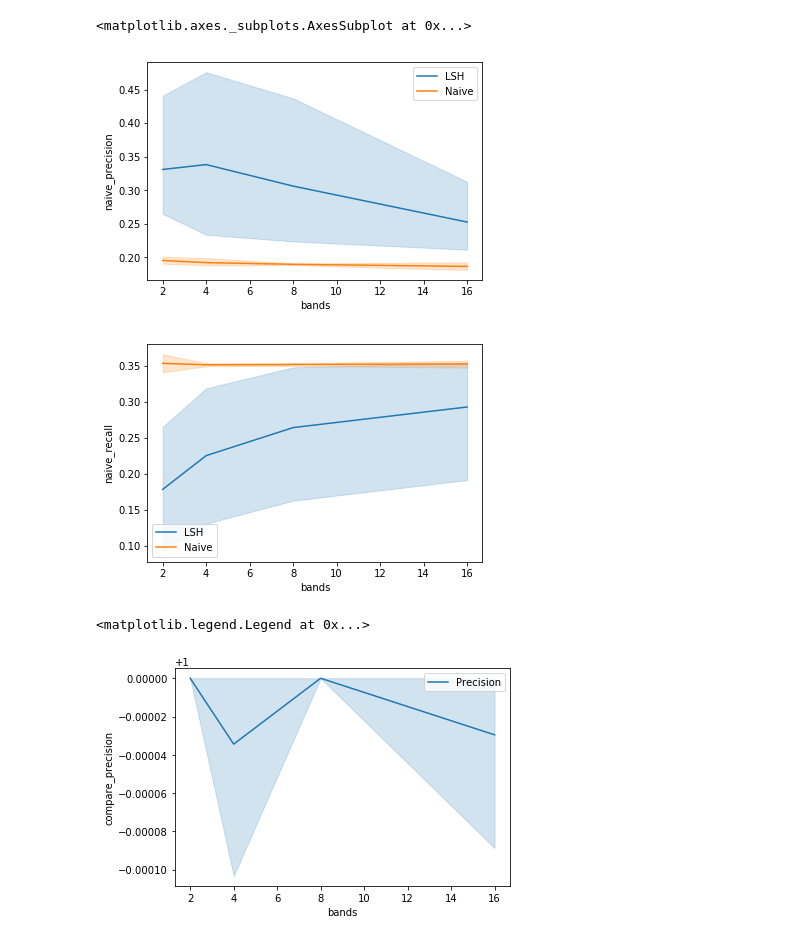
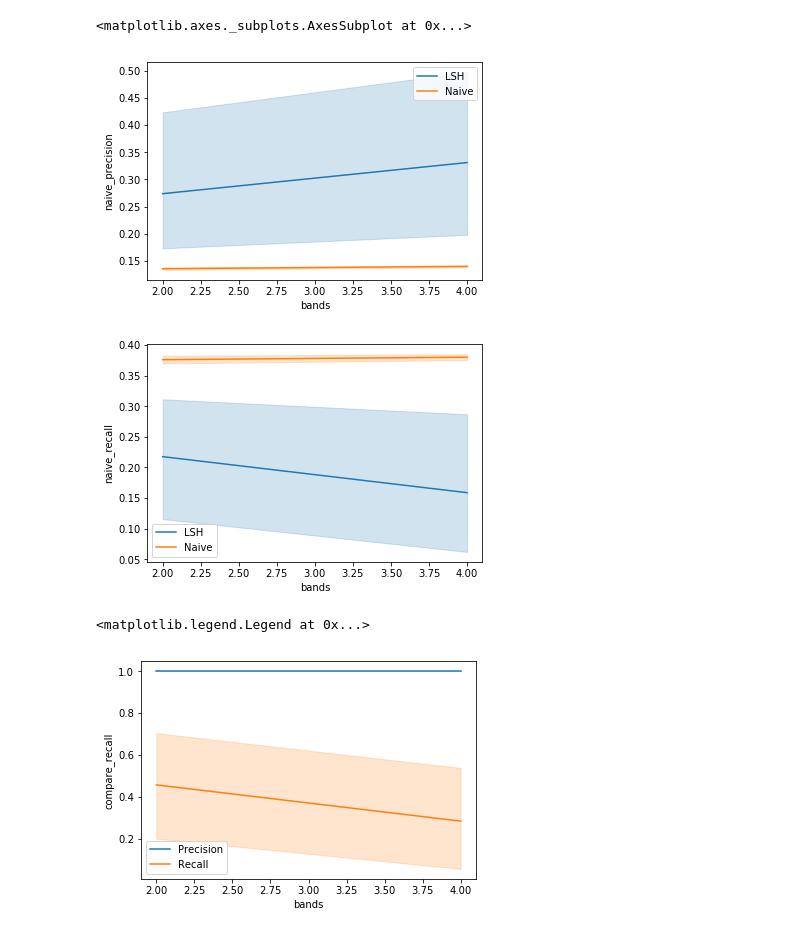
Before and after one commit to PaulUrsulean/LSGM, a Jupyter notebook: graph/notebooks/grid_search_eval.ipynb, the cells around one changed output. Cells and saved outputs as stored; diff of their text form; code cells hidden in the pictures.

Commit message:
Uploaded updated notebooks with more plots

```diff
--- a/graph/notebooks/grid_search_eval.ipynb
+++ b/graph/notebooks/grid_search_eval.ipynb
@@ -12,10 +12,19 @@ from pathlib import Path
 %matplotlib inline
 # %%
 RESULTS_DIR_PATH = Path("/nfs/homedirs/grafberg/pycharm_project4/graph/results/")
-RESULTS_DATE_FOLDER = Path("2019-07-09_16-24-05")
-METRICS = ['test_auc', 'test_ap', 'naive_precision',
-           'naive_recall', 'lsh_precision',
-           'lsh_recall', 'compare_precision', 'compare_recall']
+RESULTS_DATE_FOLDER = Path("2019-07-09_23-20-37")
+METRICS = ['test_auc',
+'test_ap',
+'naive_precision',
+'naive_recall',
+'naive_time',
+'naive_size',
+'lsh_precision',
+'lsh_recall',
+'lsh_time',
+'lsh_size',
+'compare_precision',
+'compare_recall']
 # %%
 def parse_filename(filename: str):
     """
@@ -120,13 +130,13 @@ sns.lineplot(x='bands', y='lsh_recall', data=df, label='LSH')
 sns.lineplot(x='bands', y='naive_recall', data=df, label='Naive')
 # %% [output]
 <matplotlib.axes._subplots.AxesSubplot at 0x...>
-[figure, old version]
+[figure, new version]
-[figure, old version]
+[figure, new version]
 # %%
-# Plot influence of number of rows on precision/ recall of naive matrix
+# Plot influence of number of bands on precision/ recall of naive matrix
 sns.lineplot(x='bands', y='compare_precision', data=df, label='Precision')
-#sns.lineplot(x='bands', y='compare_recall', data=df, label='Recall')
+sns.lineplot(x='bands', y='compare_recall', data=df, label='Recall')
 plt.legend()
 # %% [output]
 <matplotlib.legend.Legend at 0x...>
-[figure, old version]
+[figure, new version]
```
Also changed, not shown: parts of 13 cells of this notebook.
